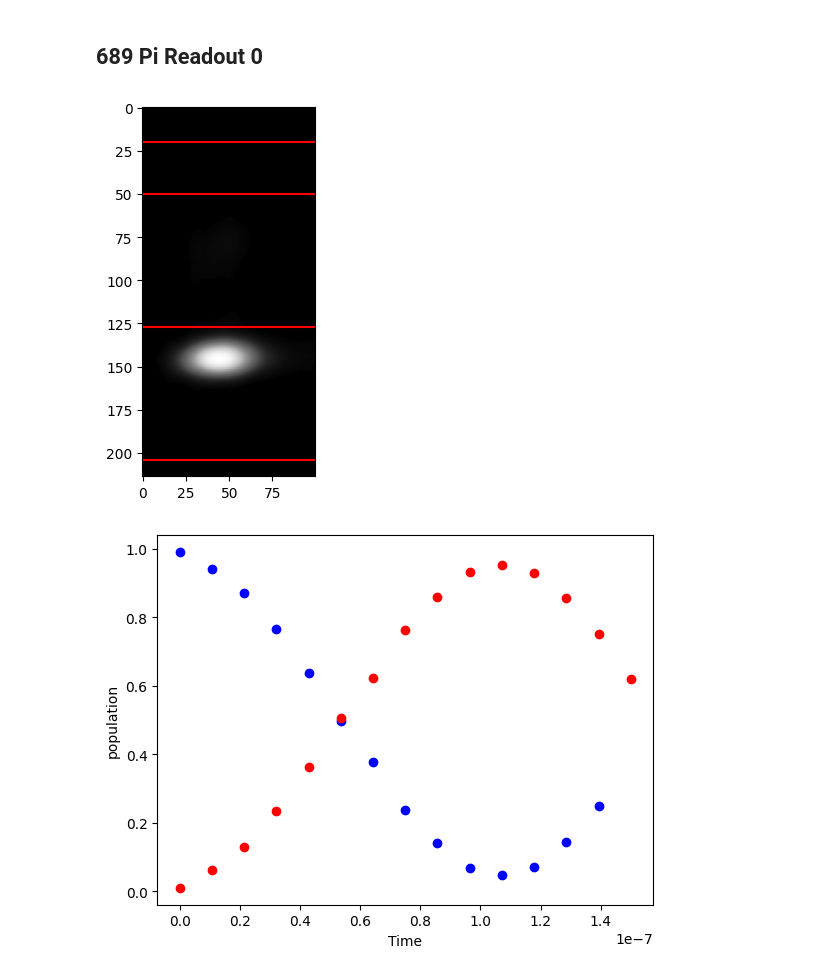
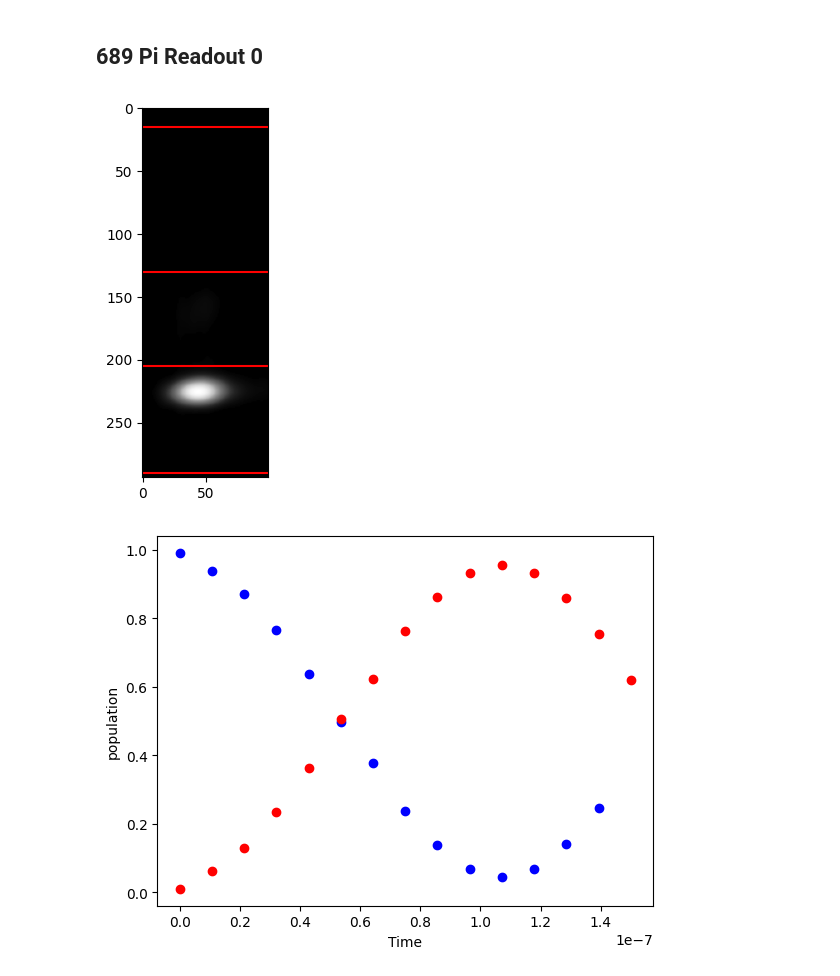
Before and after one commit to ejporterSU/ThreePhotonSimulations, a Jupyter notebook: seq_rabi.ipynb, the cells around one changed output. Saved outputs shown, nothing was run; the diff lists cells and outputs as text; code cells hidden in the pictures.

```diff
--- a/seq_rabi.ipynb
+++ b/seq_rabi.ipynb
@@ -33,26 +33,26 @@ def gausFit(x, A, s):
 # %%
 # extract and process images
 
 direc = "C:/Users/ggpan/OneDrive - Stanford/Research/manuscripts/DFSequentialPaper/ThreePhotonSimulations/Data/"
 RID = 75653
 
 exp = ExpViewer(RID, dir=direc)
 ims = np.array(exp.images)
 
 #plt.imshow(exp.images[5])  # check that image looks good
 #plt.show()
 
-ims = ims[:,100:375, 50:150]
+ims = ims[:,20:375, 50:150]
 threshold = 8
 ims = np.where(ims > threshold, ims, 0)
 
-bins = (20, 50, 127,127+127-50)
+bins = (15, 130,205,290)
 for val in bins:
     plt.axhline(val, color='red')
 plt.imshow(1-ims[10],cmap='Greys')  # check that processed image looks good
 plt.show()
 # %% [output]
-[figure, old version]
+[figure, new version]
 # %%
 x1 = [np.sum(ims[i,bins[1]:bins[2],:])/np.sum(ims[i,bins[1]:bins[3],:]) for i in range(len(ims))]
 x2 = [np.sum(ims[i,bins[2]:bins[3],:])/np.sum(ims[i,bins[1]:bins[3],:]) for i in range(len(ims))]
```
